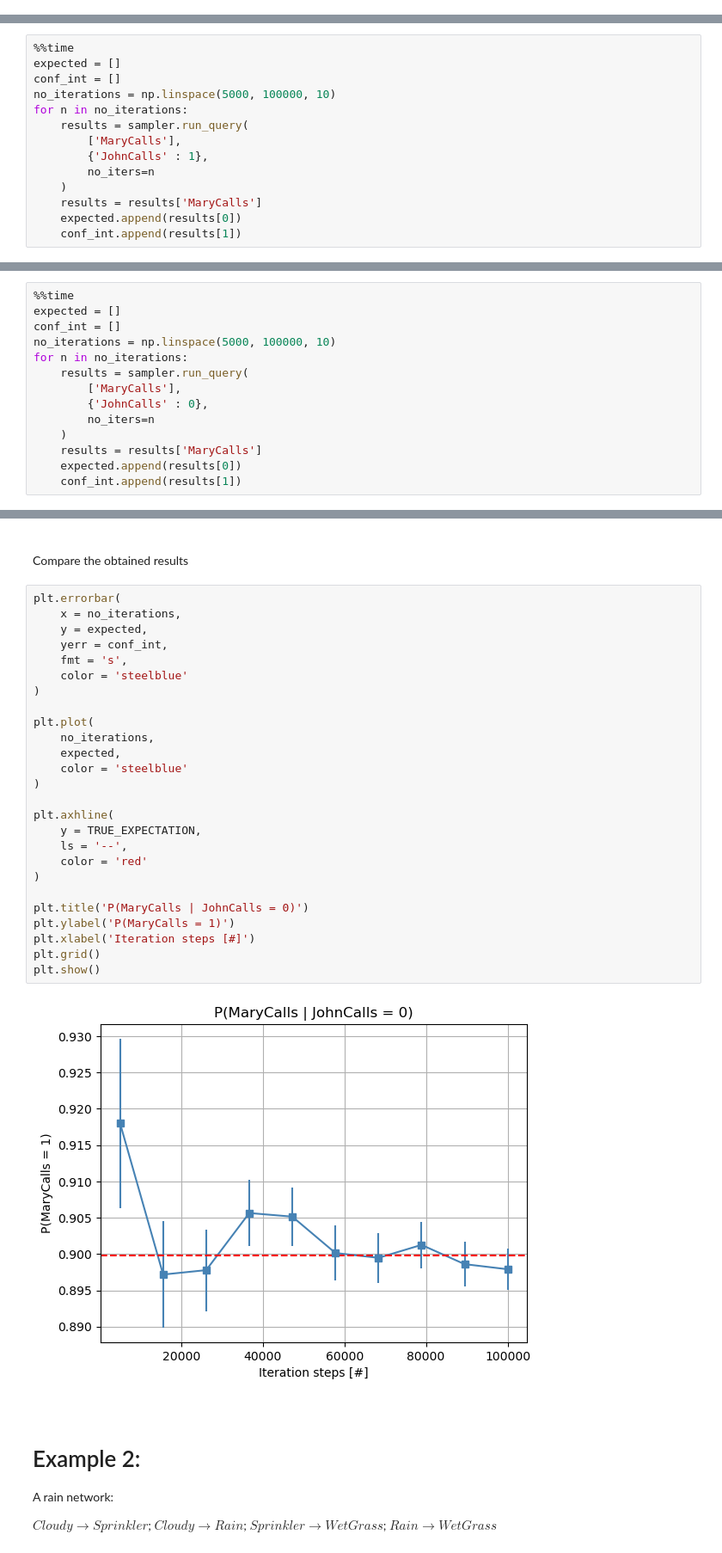
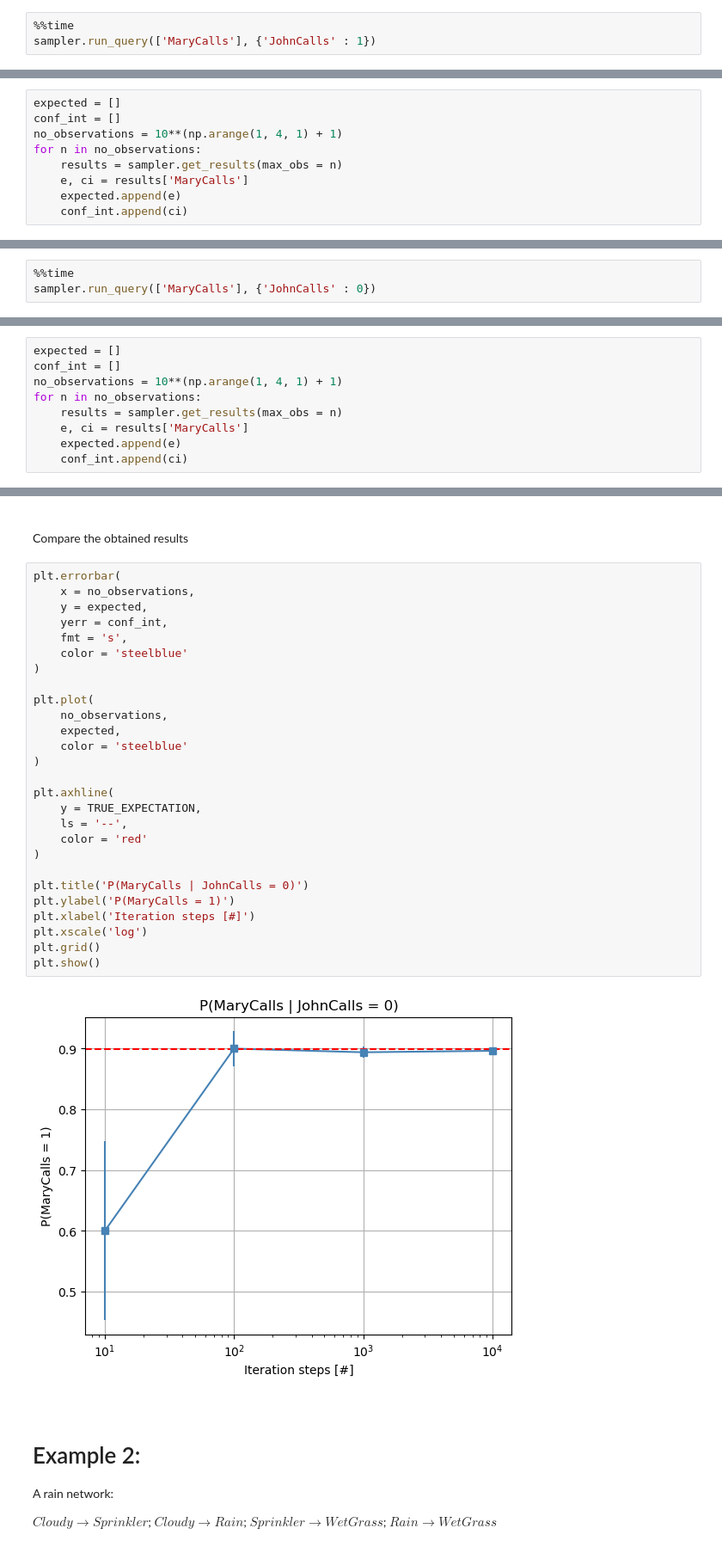
Before and after one commit to tomastokar/spgm, a Jupyter notebook: spgm_gibbs_sampling.ipynb, the cells around one changed output, grey strips where cells are left out. Shown at 86% size. Cells and saved outputs as stored; diff of their text form.

```diff
--- a/spgm_gibbs_sampling.ipynb
+++ b/spgm_gibbs_sampling.ipynb
@@ -104,0 +106,3 @@ Run Gibbs sampling under varying number of iterations
+# %%
+%%time
+sampler.run_query(['MaryCalls'], {'JohnCalls' : 1})
@@ -105,14 +113,9 @@ Run Gibbs sampling under varying number of iterations
 # %%
-%%time
 expected = []
 conf_int = []
-no_iterations = np.linspace(5000, 100000, 10)
-for n in no_iterations:
-    results = sampler.run_query(
-        ['MaryCalls'],
-        {'JohnCalls' : 1},
-        no_iters=n
-    )
-    results = results['MaryCalls']
-    expected.append(results[0])
-    conf_int.append(results[1])
+no_observations = 10**(np.arange(1, 4, 1) + 1)
+for n in no_observations:
+    results = sampler.get_results(max_obs = n)
+    e, ci = results['MaryCalls']
+    expected.append(e)
+    conf_int.append(ci)
@@ -175,0 +173,3 @@ Run Gibbs sampling under varying number of iterations
+# %%
+%%time
+sampler.run_query(['MaryCalls'], {'JohnCalls' : 0})
@@ -176,14 +180,9 @@ Run Gibbs sampling under varying number of iterations
 # %%
-%%time
 expected = []
 conf_int = []
-no_iterations = np.linspace(5000, 100000, 10)
-for n in no_iterations:
-    results = sampler.run_query(
-        ['MaryCalls'],
-        {'JohnCalls' : 0},
-        no_iters=n
-    )
-    results = results['MaryCalls']
-    expected.append(results[0])
-    conf_int.append(results[1])
+no_observations = 10**(np.arange(1, 4, 1) + 1)
+for n in no_observations:
+    results = sampler.get_results(max_obs = n)
+    e, ci = results['MaryCalls']
+    expected.append(e)
+    conf_int.append(ci)
@@ -208,32 +204,33 @@ Variables to eliminate in order: Burglary, Earthquake, Alarm
 Compare the obtained results
 # %%
 plt.errorbar(
-    x = no_iterations,
+    x = no_observations,
     y = expected,
     yerr = conf_int,
     fmt = 's',
     color = 'steelblue'
 )
 
 plt.plot(
-    no_iterations,
+    no_observations,
     expected,
     color = 'steelblue'
 )
 
 plt.axhline(
     y = TRUE_EXPECTATION,
     ls = '--',
     color = 'red'
 )
 
 plt.title('P(MaryCalls | JohnCalls = 0)')
 plt.ylabel('P(MaryCalls = 1)')
 plt.xlabel('Iteration steps [#]')
+plt.xscale('log')
 plt.grid()
 plt.show()
 # %% [output]
-[figure, old version]
+[figure, new version]
 # %% [markdown]
 <br>
 
```
Also changed, not shown: parts of 14 cells of this notebook, 1 other file.
